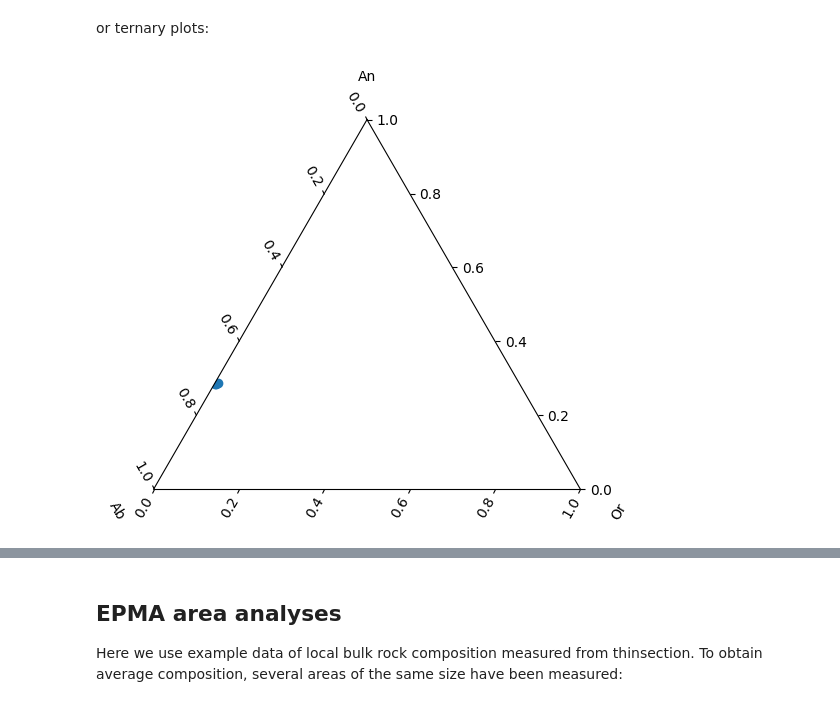
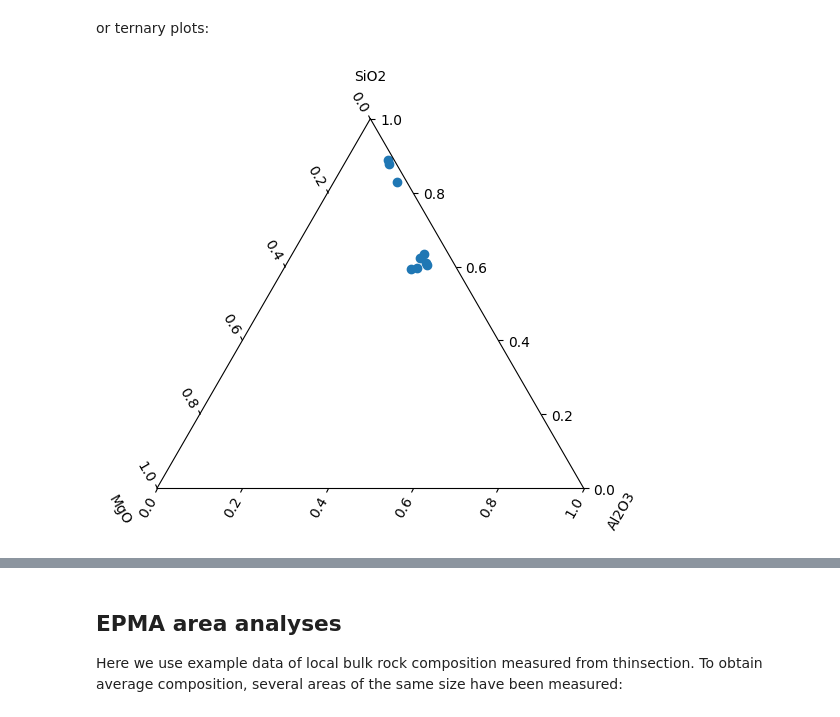
Before and after one commit to ondrolexa/petropandas, a Jupyter notebook: docs/notebooks/tutorial.ipynb, the cells around one changed output, grey strips where cells are left out. Saved outputs shown, nothing was run; the diff lists cells and outputs as text; code cells hidden in the pictures.

```diff
--- a/docs/notebooks/tutorial.ipynb
+++ b/docs/notebooks/tutorial.ipynb
@@ -145,7 +151,6 @@ em.petroplots.garnet_profile(percents=True, lim=(25, 75), lim_extra=(3, 30))
 # %% [markdown]
 or ternary plots:
 # %%
-pem = p.oxides.endmembers(plg)
-pem.petroplots.ternary("An", "Ab", "Or")
+rock[["SiO2", "MgO", "Al2O3"]].petroplots.ternary()
 # %% [output]
-[figure, old version]
+[figure, new version]
```
Also changed, not shown: parts of 12 cells of this notebook, 2 other files.
